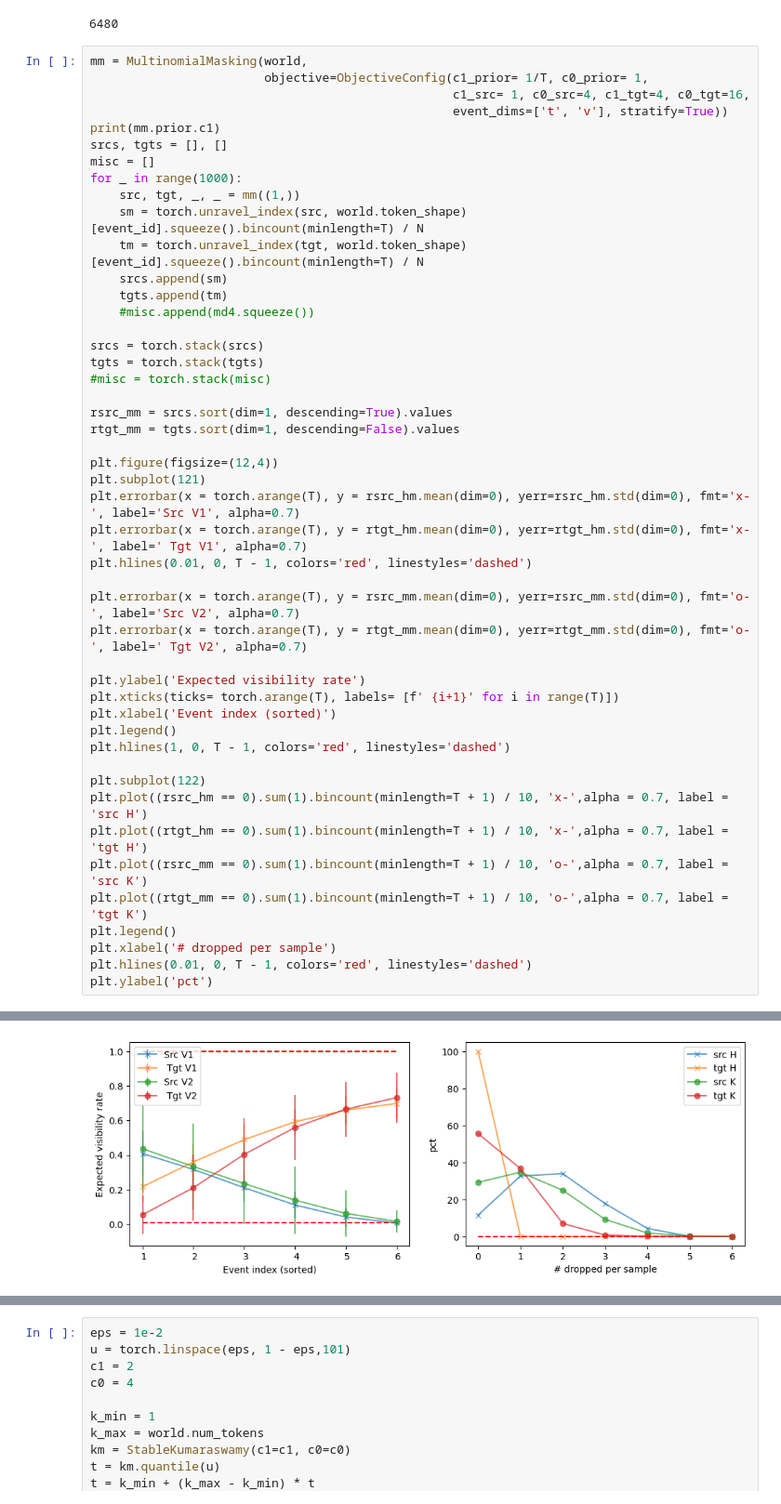
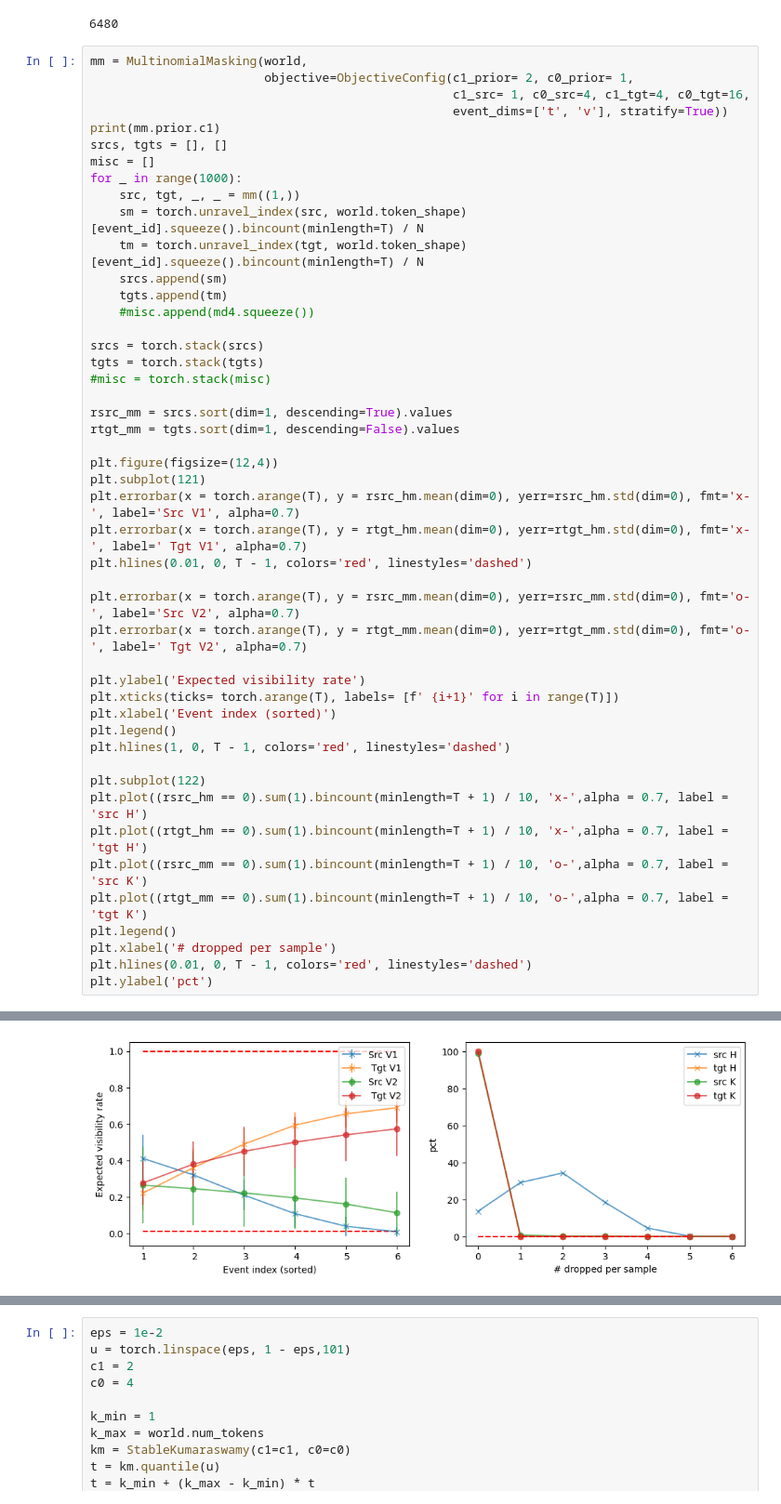
Before and after one commit to jthuemmel/thesis, a Jupyter notebook: simplify.ipynb, the cells around one changed output, grey strips where cells are left out. Shown at 93% size. Cells and saved outputs as stored; diff of their text form.

```diff
--- a/simplify.ipynb
+++ b/simplify.ipynb
@@ -211,7 +165,7 @@ rtgt_hm = tgts.sort(dim=1, descending=False).values
 6480
 # %%
 mm = MultinomialMasking(world,
-                        objective=ObjectiveConfig(c1_prior= 1/T, c0_prior= 1,
+                        objective=ObjectiveConfig(c1_prior= 2, c0_prior= 1,
                                                   c1_src= 1, c0_src=4, c1_tgt=4, c0_tgt=16,
                                                   event_dims=['t', 'v'], stratify=True))
 print(mm.prior.c1)
@@ -261,2 +215,2 @@ tensor(0.1667)
 Text(0, 0.5, 'pct')
-[figure, old version]
+[figure, new version]
```
Also changed, not shown: parts of 25 cells of this notebook, 2 other files.
